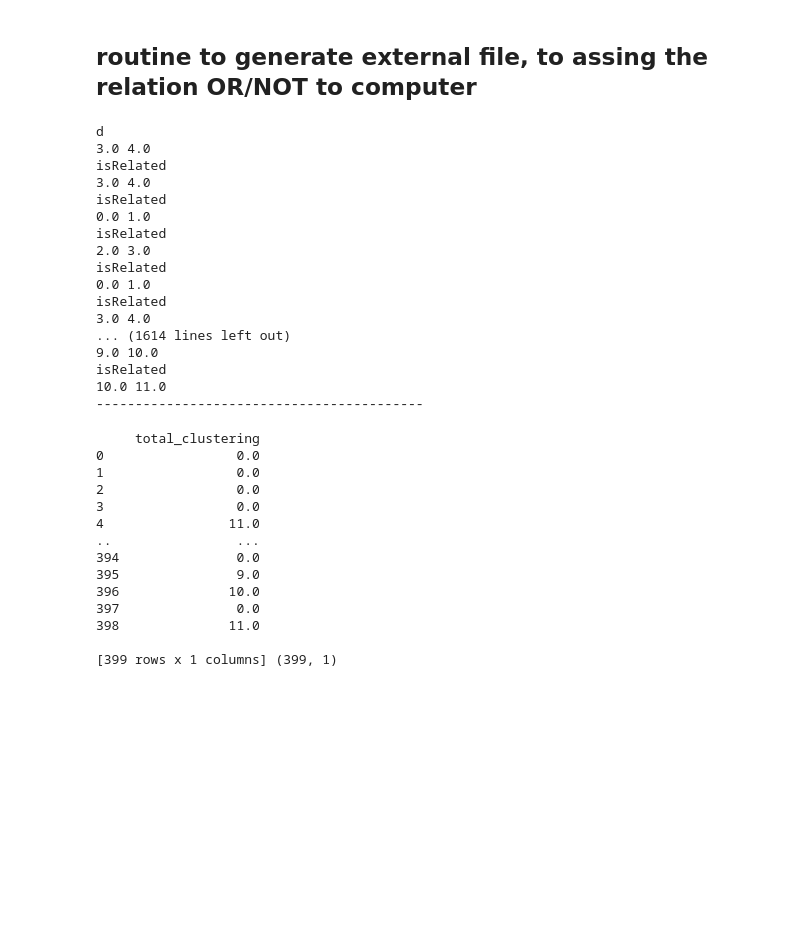
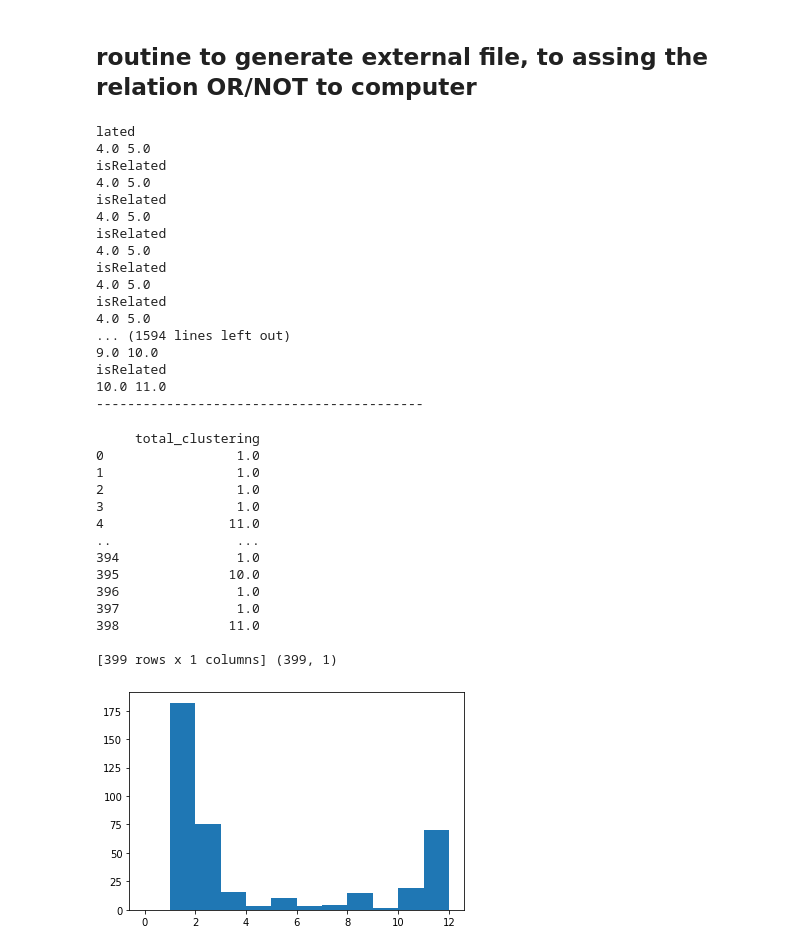
Before and after one commit to jguerrae/bootcamps, a Jupyter notebook: 2_bootcamp_filter/job_clustering.ipynb, the cells around one changed output. Cells and saved outputs as stored; diff of their text form; code cells hidden in the pictures; blank space fills up the shorter version.

Commit message:
corections to methods and graph

```diff
--- a/2_bootcamp_filter/job_clustering.ipynb
+++ b/2_bootcamp_filter/job_clustering.ipynb
@@ -93,9 +93,9 @@ embeddings_dict = {}
 # vectors dimention
 DIMENTION_DIC = 300
 # 6 billions words
-with open("glove.6B."+str(DIMENTION_DIC)+"d.txt", 'r', encoding="utf-8") as f:
+#with open("glove.6B."+str(DIMENTION_DIC)+"d.txt", 'r', encoding="utf-8") as f:
 # 42 Billion words
-#with open("glove.42B."+str(DIMENTION_DIC)+"d.txt", 'r', encoding="utf-8") as f:
+with open("glove.42B."+str(DIMENTION_DIC)+"d.txt", 'r', encoding="utf-8") as f:
     for line in f:
         values = line.split()
         word = values[0]
@@ -246,19 +254,19 @@ for clust in range(2, TOTAL_CLUSTERS+1):
             print(prev,clusterTotal[proIndex])
     print("------------------------------------------\n")
 # %% [output]
-d
-3.0 4.0
+lated
+4.0 5.0
 isRelated
-3.0 4.0
+4.0 5.0
 isRelated
-0.0 1.0
+4.0 5.0
 isRelated
-2.0 3.0
+4.0 5.0
 isRelated
-0.0 1.0
+4.0 5.0
 isRelated
-3.0 4.0
-... (1614 lines left out)
+4.0 5.0
+... (1594 lines left out)
 9.0 10.0
 isRelated
 10.0 11.0
@@ -270,16 +278,16 @@ JOB_CLUS_DF = pd.DataFrame(data=dta)
 print(JOB_CLUS_DF, JOB_CLUS_DF.shape)
 # %% [output]
      total_clustering
-0                 0.0
-1                 0.0
-2                 0.0
-3                 0.0
+0                 1.0
+1                 1.0
+2                 1.0
+3                 1.0
 4                11.0
 ..                ...
-394               0.0
-395               9.0
-396              10.0
-397               0.0
+394               1.0
+395              10.0
+396               1.0
+397               1.0
 398              11.0
 
 [399 rows x 1 columns] (399, 1)
@@ -289,0 +298,5 @@ EN_DF
+# %%
+n, bins, patches = P.hist(clusterTotal,bins=[0,1,2,3,4,5,6,7,8,9,10,11,12])
+P.show()
+# %% [output]
+[figure, added]
```
Also changed, not shown: parts of 5 cells of this notebook, 3 other files.
